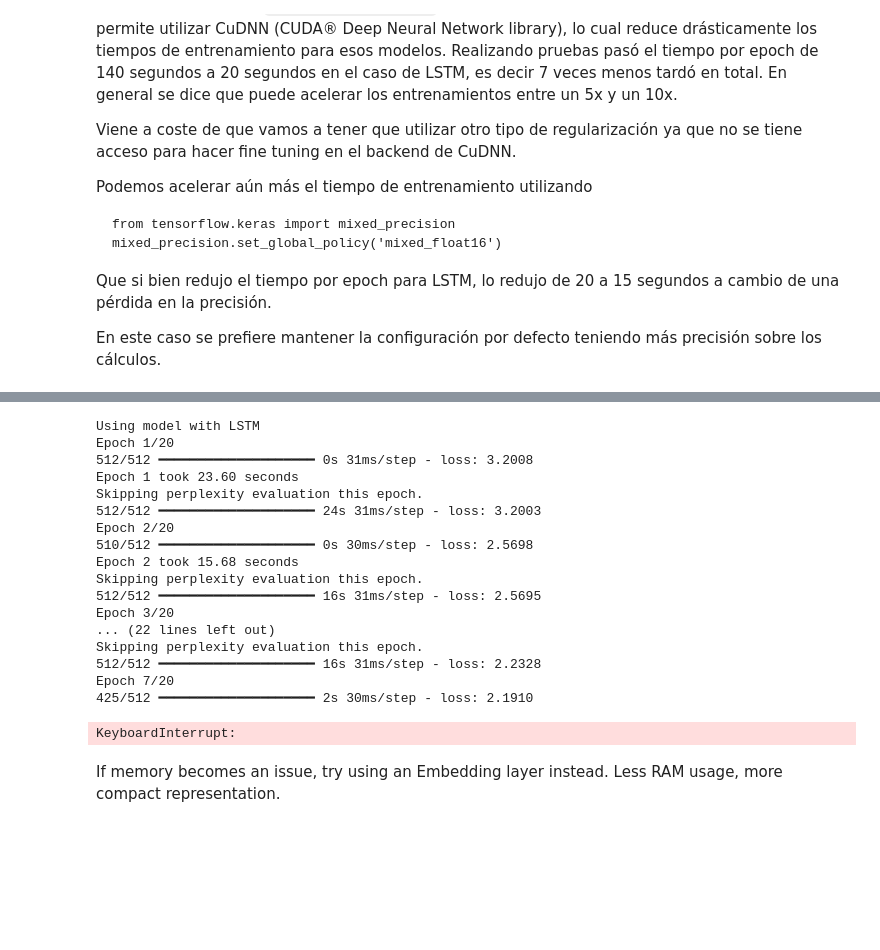
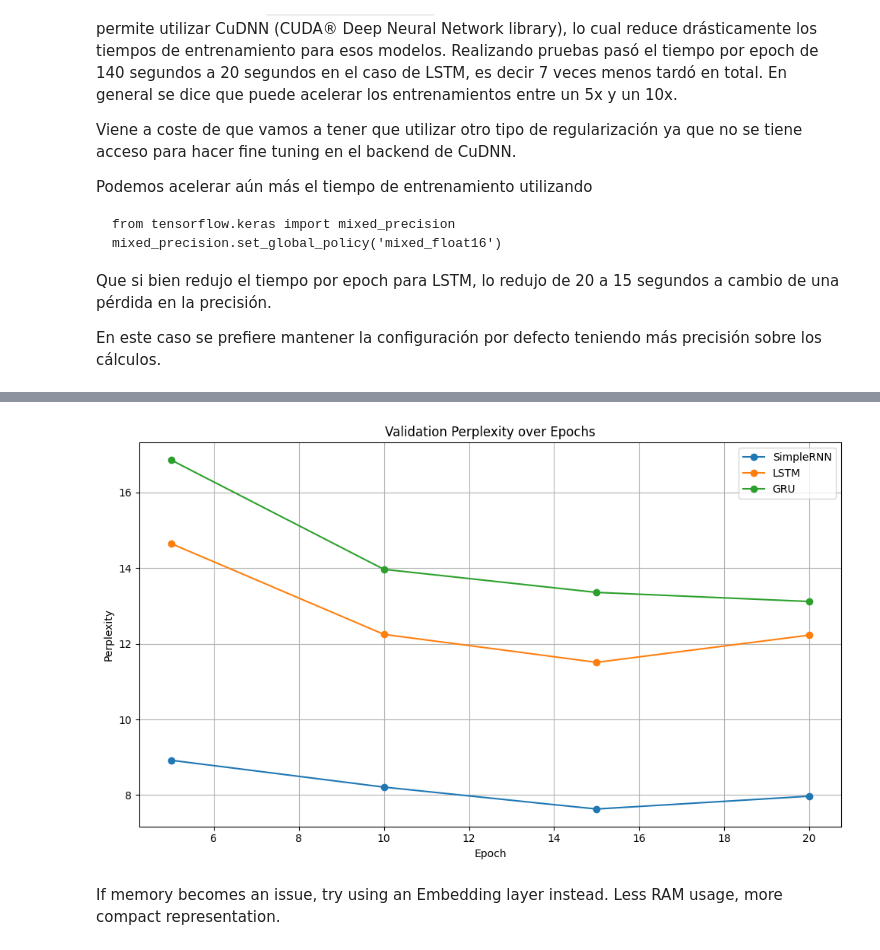
Before and after one commit to jmestanza/natural-language-processing-practice, a Jupyter notebook: desafios/Desafio_3/Desafio_3.ipynb, the cells around one changed output, grey strips where cells are left out. Saved outputs shown, nothing was run; the diff lists cells and outputs as text; code cells hidden in the pictures; blank space fills up the shorter version.

```diff
--- a/desafios/Desafio_3/Desafio_3.ipynb
+++ b/desafios/Desafio_3/Desafio_3.ipynb
@@ -787,33 +787,42 @@ Model: "sequential_7"
  Non-trainable params: 0 (0.00 B)
 None
 ... (6 outputs left out)
-# %%
-import time
-all_perplexities = {}
-for name, curr_model in all_models.items():
-    print(f"Using model with {name}")
-    history_ppl = []
-    ppl_cb = PplCallback(val_data=tokenized_sentences_val, history_ppl=history_ppl, batch_size=2048, eval_every=5)
-    curr_model.fit(X_train, y_train, epochs=20, callbacks=[ppl_cb], batch_size=1024)
-    all_perplexities[model.__name__] = history_ppl
-# %% [output]
-Using model with LSTM
-Epoch 1/20
-512/512 ━━━━━━━━━━━━━━━━━━━━ 0s 31ms/step - loss: 3.2008
-Epoch 1 took 23.60 seconds
-Skipping perplexity evaluation this epoch.
-512/512 ━━━━━━━━━━━━━━━━━━━━ 24s 31ms/step - loss: 3.2003
-Epoch 2/20
-510/512 ━━━━━━━━━━━━━━━━━━━━ 0s 30ms/step - loss: 2.5698
-Epoch 2 took 15.68 seconds
-Skipping perplexity evaluation this epoch.
-512/512 ━━━━━━━━━━━━━━━━━━━━ 16s 31ms/step - loss: 2.5695
-Epoch 3/20
-... (22 lines left out)
-Skipping perplexity evaluation this epoch.
-512/512 ━━━━━━━━━━━━━━━━━━━━ 16s 31ms/step - loss: 2.2328
-Epoch 7/20
-425/512 ━━━━━━━━━━━━━━━━━━━━ 2s 30ms/step - loss: 2.1910
-KeyboardInterrupt:
+# %%
+import matplotlib.pyplot as plt
+
+def plot_perplexity_comparison(perplexity_dict):
+    """
+    Plot validation perplexity over epochs for different RNN models.
+
+    Parameters:
+        perplexity_dict (dict): A dictionary where keys are model names (e.g., 'SimpleRNN', 'LSTM', 'GRU')
+                                and values are lists of validation perplexity values recorded every N epochs.
+                                e.g., {'SimpleRNN': [8.92, 8.21, 7.63, 7.97], 'LSTM': [...], 'GRU': [...]}
+    """
+    plt.figure(figsize=(10, 6))
+
+    for model_name, perplexities in perplexity_dict.items():
+        # Assume perplexity evaluated every 5 epochs
+        epochs = [(i + 1) * 5 for i in range(len(perplexities))]
+        plt.plot(epochs, perplexities, marker='o', label=model_name)
+
+    plt.title("Validation Perplexity over Epochs")
+    plt.xlabel("Epoch")
+    plt.ylabel("Perplexity")
+    plt.grid(True)
+    plt.legend()
+    plt.tight_layout()
+    plt.show()
+
+
+perplexity_results = {
+    "SimpleRNN": [8.92, 8.21, 7.63, 7.97],
+    "LSTM": [14.65, 12.25, 11.51, 12.23],
+    "GRU": [16.86, 13.97, 13.36, 13.12]
+}
+
+plot_perplexity_comparison(perplexity_results)
+# %% [output]
+[figure, added]
 # %% [markdown]
 If memory becomes an issue, try using an Embedding layer instead. Less RAM usage, more compact representation.
```
Also changed, not shown: parts of 5 cells of this notebook.
